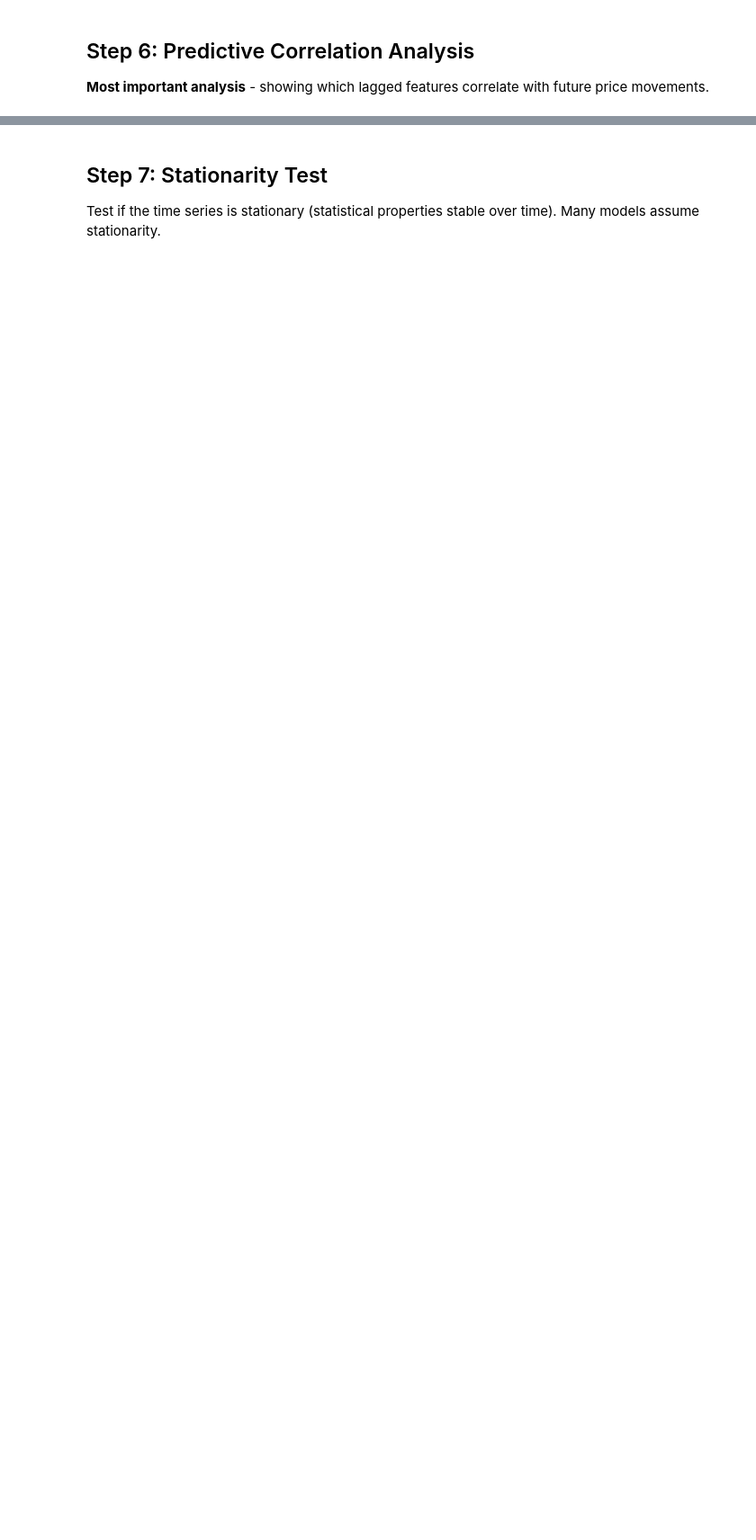
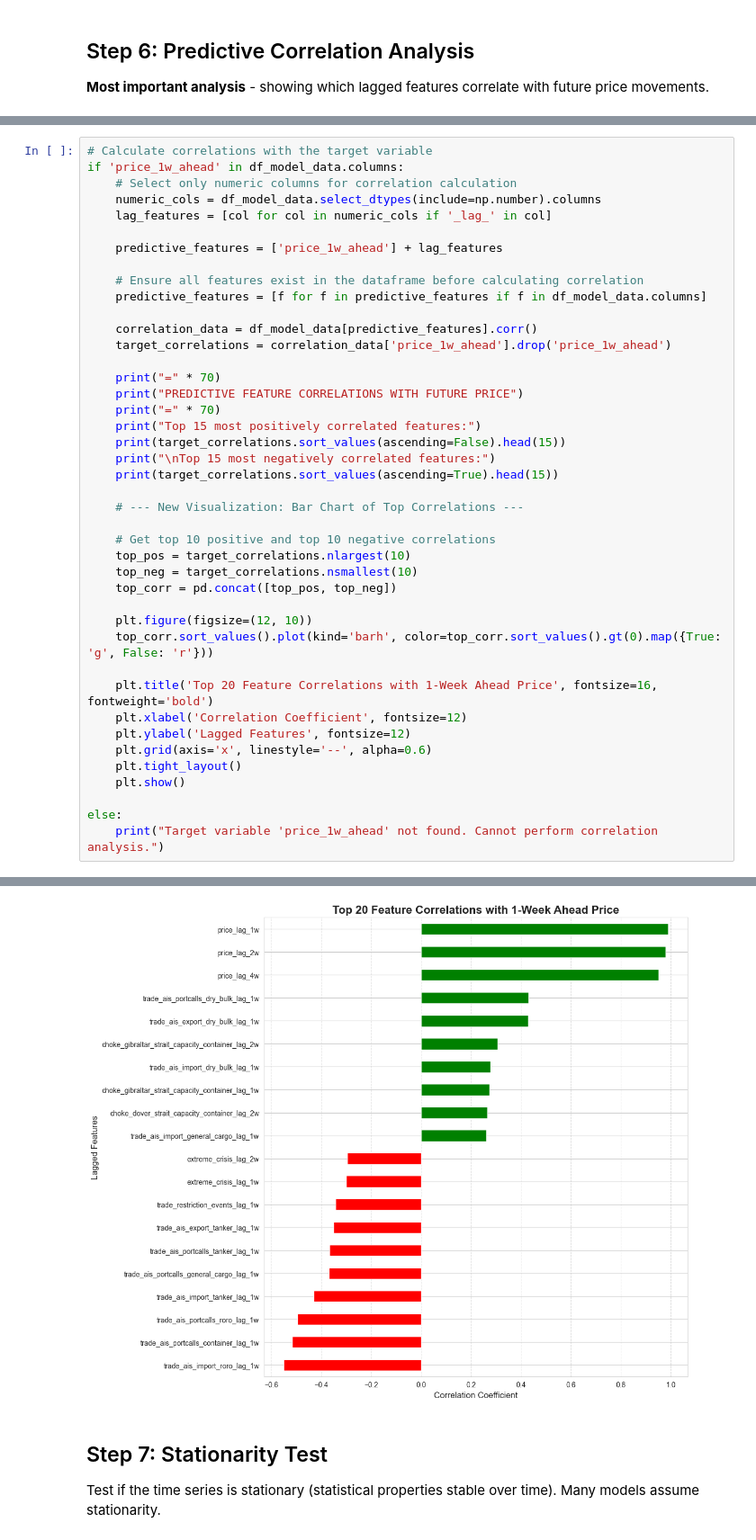
Before and after one commit to BenjaminLTakaki/Container_Predic, a Jupyter notebook: 02_data_understanding.ipynb, the cells around one changed output, grey strips where cells are left out. Shown at 90% size. Cells and saved outputs as stored; diff of their text form; blank space fills up the shorter version.

```diff
--- a/02_data_understanding.ipynb
+++ b/02_data_understanding.ipynb
@@ -646,0 +772,43 @@ Name: price_1w_ahead, dtype: float64
+# %%
+# Calculate correlations with the target variable
+if 'price_1w_ahead' in df_model_data.columns:
+    # Select only numeric columns for correlation calculation
+    numeric_cols = df_model_data.select_dtypes(include=np.number).columns
+    lag_features = [col for col in numeric_cols if '_lag_' in col]
+
+    predictive_features = ['price_1w_ahead'] + lag_features
+
+    # Ensure all features exist in the dataframe before calculating correlation
+    predictive_features = [f for f in predictive_features if f in df_model_data.columns]
+
+    correlation_data = df_model_data[predictive_features].corr()
+    target_correlations = correlation_data['price_1w_ahead'].drop('price_1w_ahead')
+
+    print("=" * 70)
+    print("PREDICTIVE FEATURE CORRELATIONS WITH FUTURE PRICE")
+    print("=" * 70)
+    print("Top 15 most positively correlated features:")
+    print(target_correlations.sort_values(ascending=False).head(15))
+    print("\nTop 15 most negatively correlated features:")
+    print(target_correlations.sort_values(ascending=True).head(15))
+
+    # --- New Visualization: Bar Chart of Top Correlations ---
+
+    # Get top 10 positive and top 10 negative correlations
+    top_pos = target_correlations.nlargest(10)
+    top_neg = target_correlations.nsmallest(10)
+    top_corr = pd.concat([top_pos, top_neg])
+
+    plt.figure(figsize=(12, 10))
+    top_corr.sort_values().plot(kind='barh', color=top_corr.sort_values().gt(0).map({True: 'g', False: 'r'}))
+
+    plt.title('Top 20 Feature Correlations with 1-Week Ahead Price', fontsize=16, fontweight='bold')
+    plt.xlabel('Correlation Coefficient', fontsize=12)
+    plt.ylabel('Lagged Features', fontsize=12)
+    plt.grid(axis='x', linestyle='--', alpha=0.6)
+    plt.tight_layout()
+    plt.show()
+
+else:
+    print("Target variable 'price_1w_ahead' not found. Cannot perform correlation analysis.")
+# %% [output]
@@ -647,3 +832,4 @@ Name: price_1w_ahead, dtype: float64
+[figure, added]
 # %% [markdown]
 ## Step 7: Stationarity Test
 
```
Also changed, not shown: parts of 17 cells of this notebook, 15 other files.
